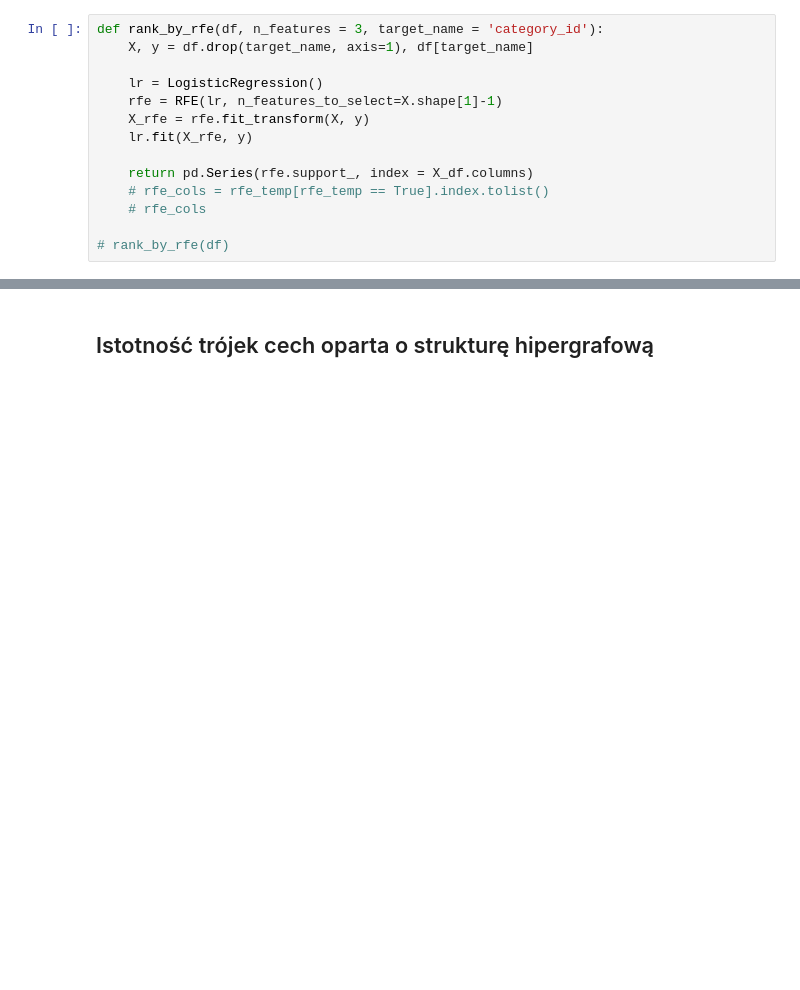
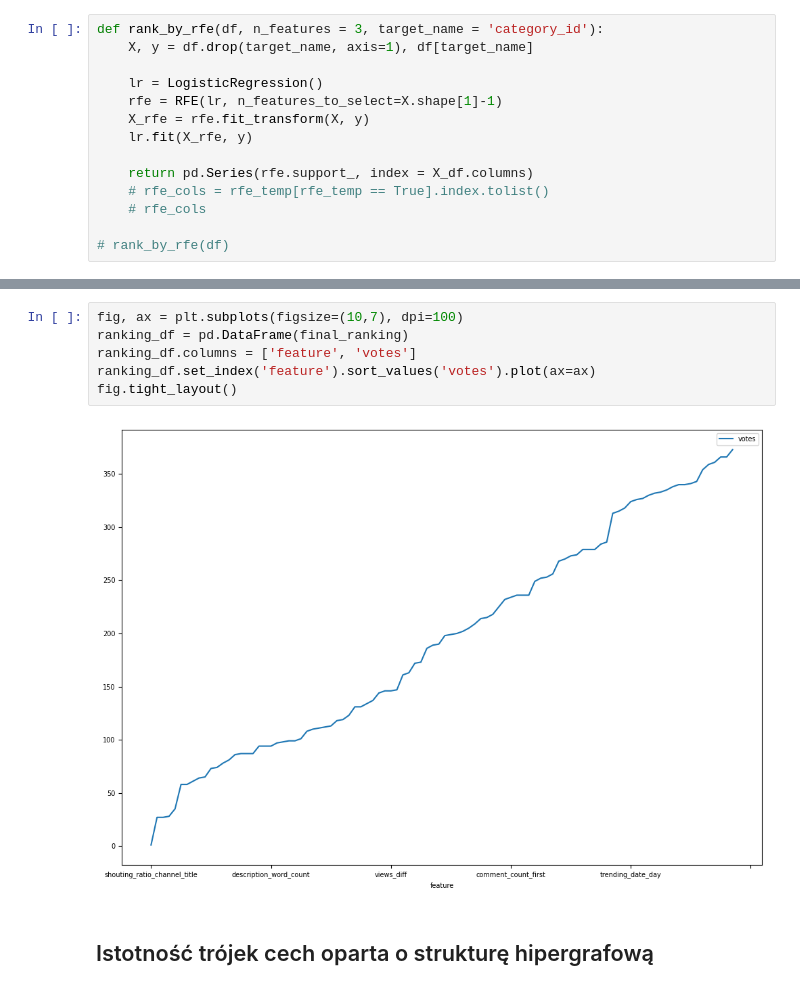
Before and after one commit to AxolotlOfConflagration/yt_trending_videos, a Jupyter notebook: checkpoint3.ipynb, the cells around one changed output, grey strips where cells are left out. Cells and saved outputs as stored; diff of their text form; blank space fills up the shorter version.

```diff
--- a/checkpoint3.ipynb
+++ b/checkpoint3.ipynb
@@ -668,3 +706,11 @@ plt.plot()
+# %%
+fig, ax = plt.subplots(figsize=(10,7), dpi=100)
+ranking_df = pd.DataFrame(final_ranking)
+ranking_df.columns = ['feature', 'votes']
+ranking_df.set_index('feature').sort_values('votes').plot(ax=ax)
+fig.tight_layout()
+# %% [output]
+[figure, added]
 # %% [markdown]
 ## Istotność trójek cech oparta o strukturę hipergrafową
 # %%
```
Also changed, not shown: parts of 18 cells of this notebook, 16 other files.
